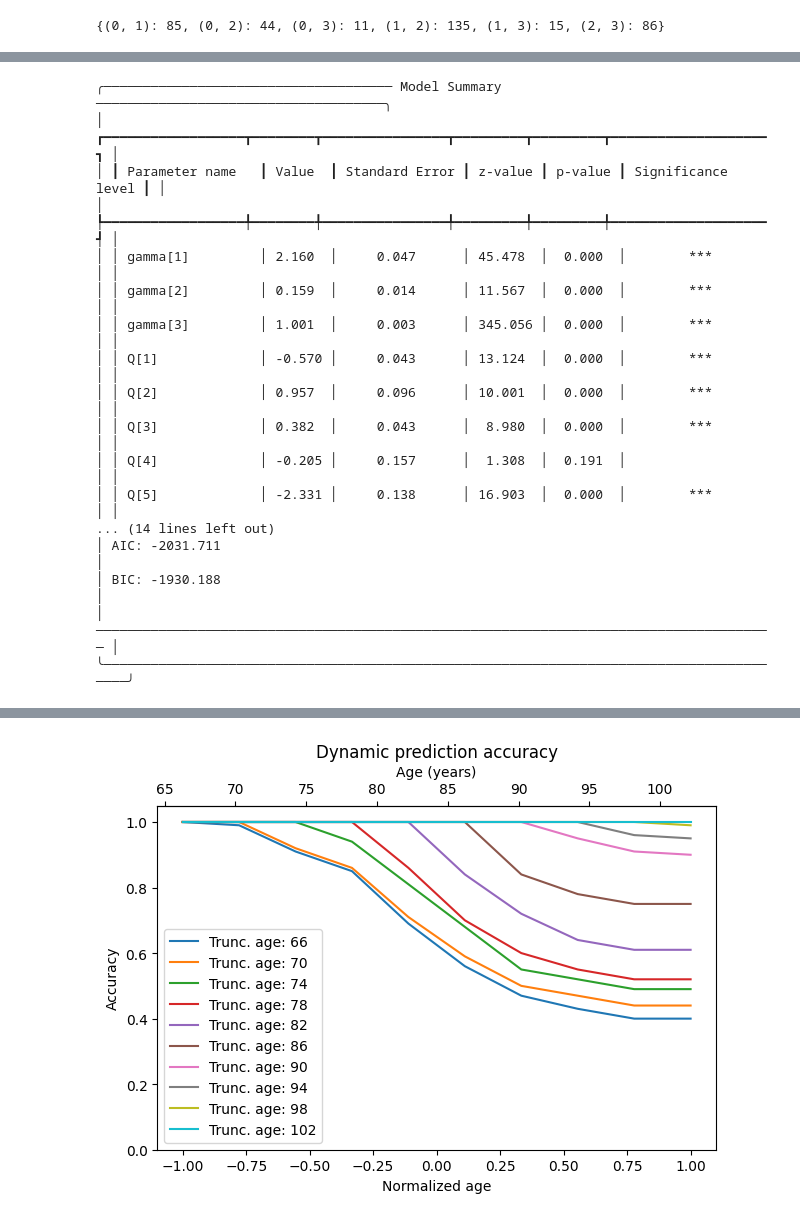
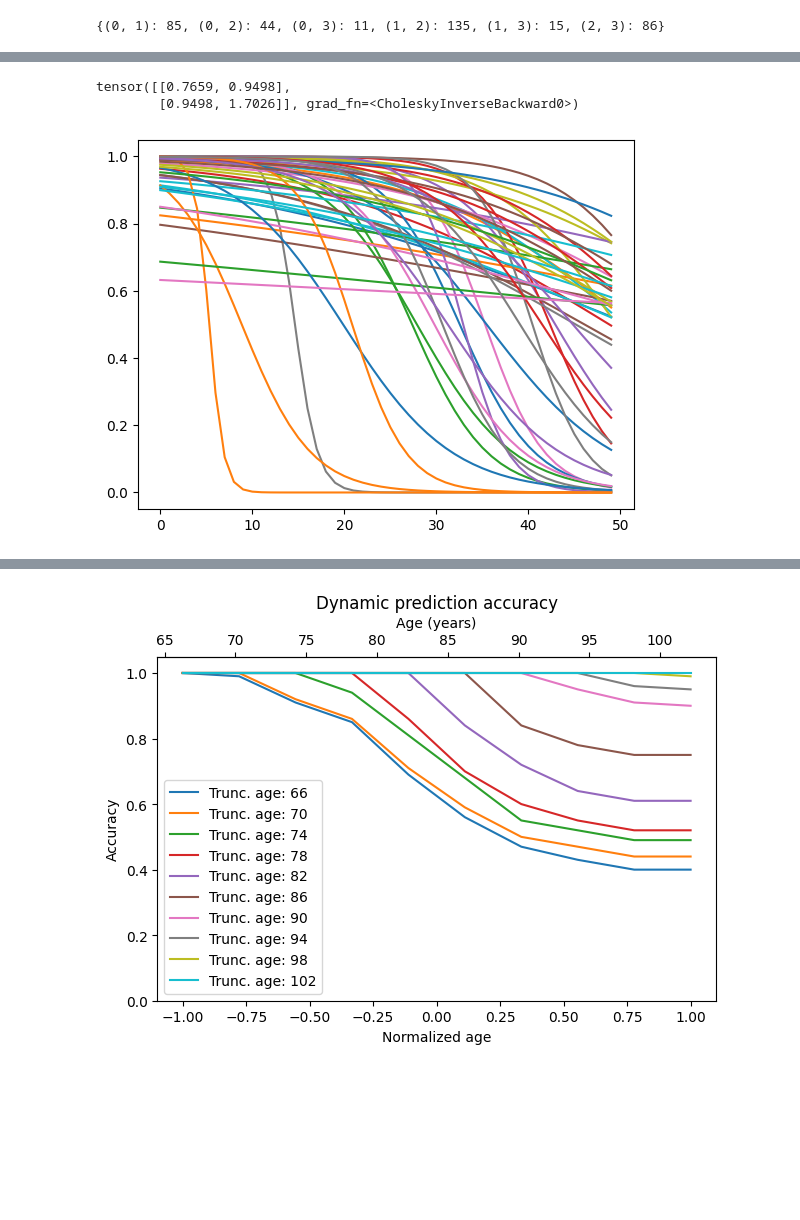
Before and after one commit to felixlaplante0/multistate-paper, a Jupyter notebook: scripts/paquid-test.ipynb, the cells around one changed output, grey strips where cells are left out. Cells and saved outputs as stored; diff of their text form; code cells hidden in the pictures; blank space fills up the shorter version.

```diff
--- a/scripts/paquid-test.ipynb
+++ b/scripts/paquid-test.ipynb
@@ -295,23 +160,26 @@ namespace(fim=tensor([[ 5.6420e+02,  6.0923e+02, -1.8854e+03, -5.9281e+01, -1.68
 # %%
-model.summary()
+from torch.distributions import MultivariateNormal
+
+Q = params.random_prec.covariance
+gamma = params.pop_params
+print(Q)
+
+# Create and sample from distribution
+dist = MultivariateNormal(torch.zeros(Q.size(0)), Q)
+
+b = dist.sample((50,))
+psi = design.indiv_params_fn(gamma, x, b)
+
+# Generates random evaluations points with a minimum distance
+t = torch.linspace(0, 4, 50)
+y = design.regression_fn(t, psi)
+
+plt.plot(y.detach().squeeze(-1).T)
+plt.show()
 # %% [output]
-╭───────────────────────────────────── Model Summary ─────────────────────────────────────╮
-│ ┏━━━━━━━━━━━━━━━━━━┳━━━━━━━━┳━━━━━━━━━━━━━━━━┳━━━━━━━━━┳━━━━━━━━━┳━━━━━━━━━━━━━━━━━━━━┓ │
-│ ┃ Parameter name   ┃ Value  ┃ Standard Error ┃ z-value ┃ p-value ┃ Significance level ┃ │
-│ ┡━━━━━━━━━━━━━━━━━━╇━━━━━━━━╇━━━━━━━━━━━━━━━━╇━━━━━━━━━╇━━━━━━━━━╇━━━━━━━━━━━━━━━━━━━━┩ │
-│ │ gamma[1]         │ 2.160  │     0.047      │ 45.478  │  0.000  │        ***         │ │
-│ │ gamma[2]         │ 0.159  │     0.014      │ 11.567  │  0.000  │        ***         │ │
-│ │ gamma[3]         │ 1.001  │     0.003      │ 345.056 │  0.000  │        ***         │ │
-│ │ Q[1]             │ -0.570 │     0.043      │ 13.124  │  0.000  │        ***         │ │
-│ │ Q[2]             │ 0.957  │     0.096      │ 10.001  │  0.000  │        ***         │ │
-│ │ Q[3]             │ 0.382  │     0.043      │  8.980  │  0.000  │        ***         │ │
-│ │ Q[4]             │ -0.205 │     0.157      │  1.308  │  0.191  │                    │ │
-│ │ Q[5]             │ -2.331 │     0.138      │ 16.903  │  0.000  │        ***         │ │
-... (14 lines left out)
-│ AIC: -2031.711                                                                          │
-│ BIC: -1930.188                                                                          │
-│ ─────────────────────────────────────────────────────────────────────────────────────── │
-╰─────────────────────────────────────────────────────────────────────────────────────────╯
+tensor([[0.7659, 0.9498],
+        [0.9498, 1.7026]], grad_fn=<CholeskyInverseBackward0>)
+[figure, added]
 # %%
 from dataclasses import replace
 
```
Also changed, not shown: parts of 15 cells of this notebook, 6 other files.
